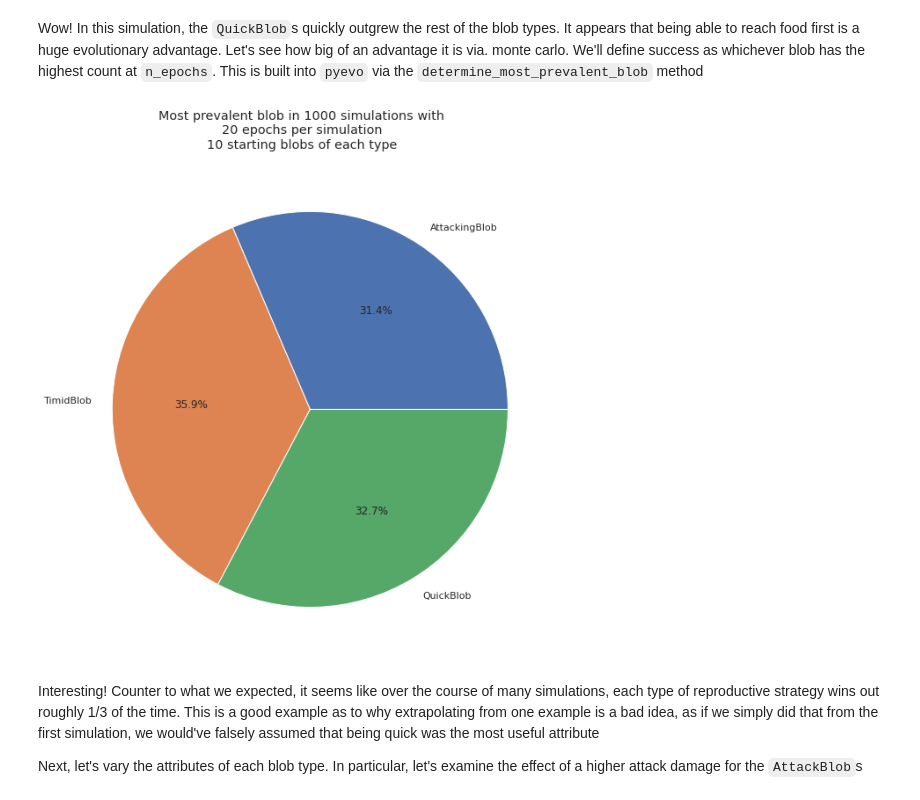
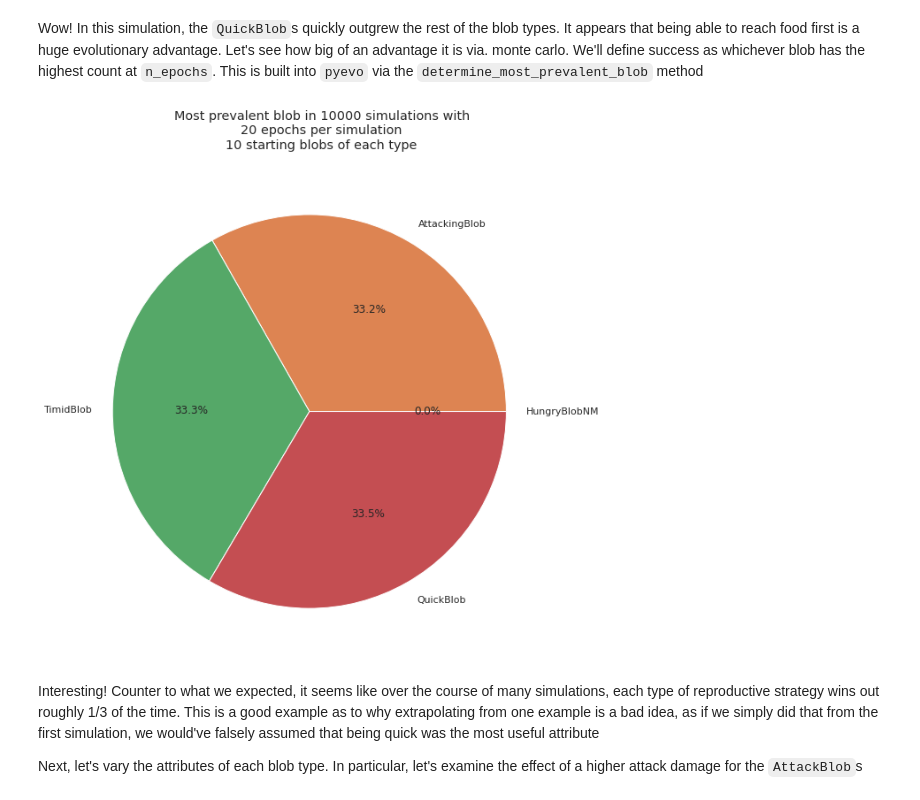
Before and after one commit to sansona/pyevo, a Jupyter notebook: examples/6. Interactions Between Blobs Case Study.ipynb, the cells around one changed output. Drawn from its saved outputs; the diff is of its cells as text; code cells hidden in the pictures.

```diff
--- a/examples/6. Interactions Between Blobs Case Study.ipynb
+++ b/examples/6. Interactions Between Blobs Case Study.ipynb
@@ -49,7 +49,7 @@ class HungryBlobNM(HungryBlob):
     """Non-mutating HungryBlob"""
     def __init__(self) -> None:
         super().__init__()
-        self.name = 'HungryBlobsNM'
+        self.name = 'HungryBlobNM'
         self.mutation_prob = 0.0
         self.mutation_class = HungryBlobNM
         self.repr_class = HungryBlobNM
@@ -132,32 +132,34 @@ Wow! In this simulation, the `QuickBlob`s quickly outgrew the rest of the blob t
 #Setup conditions of the simulation
 n_starting_blobs = 10
 n_epochs = 20
-n_simulations = 1000
+n_simulations = 10000
 # %%
 winners = []
 for n in range(n_simulations):
+    reference_pop = [HungryBlobNM() for a in range(n_starting_blobs)]
     attacking_pop = [AttackingBlob() for a in range(n_starting_blobs)]
     timid_pop = [TimidBlob() for a in range(n_starting_blobs)]
     quick_pop = [QuickBlob() for a in range(n_starting_blobs)]
 
     e = BaseEnvironment()
-    e.spawn_population(attacking_pop + timid_pop + quick_pop)
+    e.spawn_population(reference_pop + attacking_pop + timid_pop + quick_pop)
     for epoch in range(n_epochs):
         e.interact()
-    winners.append(determine_most_prevalent_blob(e.population))
+    winning_blob = determine_most_prevalent_blob(e.population)
+    winners.append(winning_blob)
 # %%
 fig, ax = plt.subplots(figsize=(9,9))
-ax.pie([winners.count('AttackingBlob'), winners.count('TimidBlob'), winners.count('QuickBlob')],
-       labels=['AttackingBlob', 'TimidBlob', 'QuickBlob'],
+ax.pie([winners.count('HungryBlobNM'), winners.count('AttackingBlob'), winners.count('TimidBlob'), winners.count('QuickBlob')],
+       labels=['HungryBlobNM', 'AttackingBlob', 'TimidBlob', 'QuickBlob'],
     autopct='%1.1f%%')
 
 fig.suptitle(f'Most prevalent blob in {n_simulations} simulations with\n'
              f'{n_epochs} epochs per simulation\n'
              f'{n_starting_blobs} starting blobs of each type')
 plt.tight_layout()
 plt.show()
 # %% [output]
-[figure, old version]
+[figure, new version]
 # %% [markdown]
 Interesting! Counter to what we expected, it seems like over the course of many simulations, each type of reproductive strategy wins out roughly 1/3 of the time. This is a good example as to why extrapolating from one example is a bad idea, as if we simply did that from the first simulation, we would've falsely assumed that being quick was the most useful attribute
 
```
Also changed, not shown: parts of 12 cells of this notebook.
